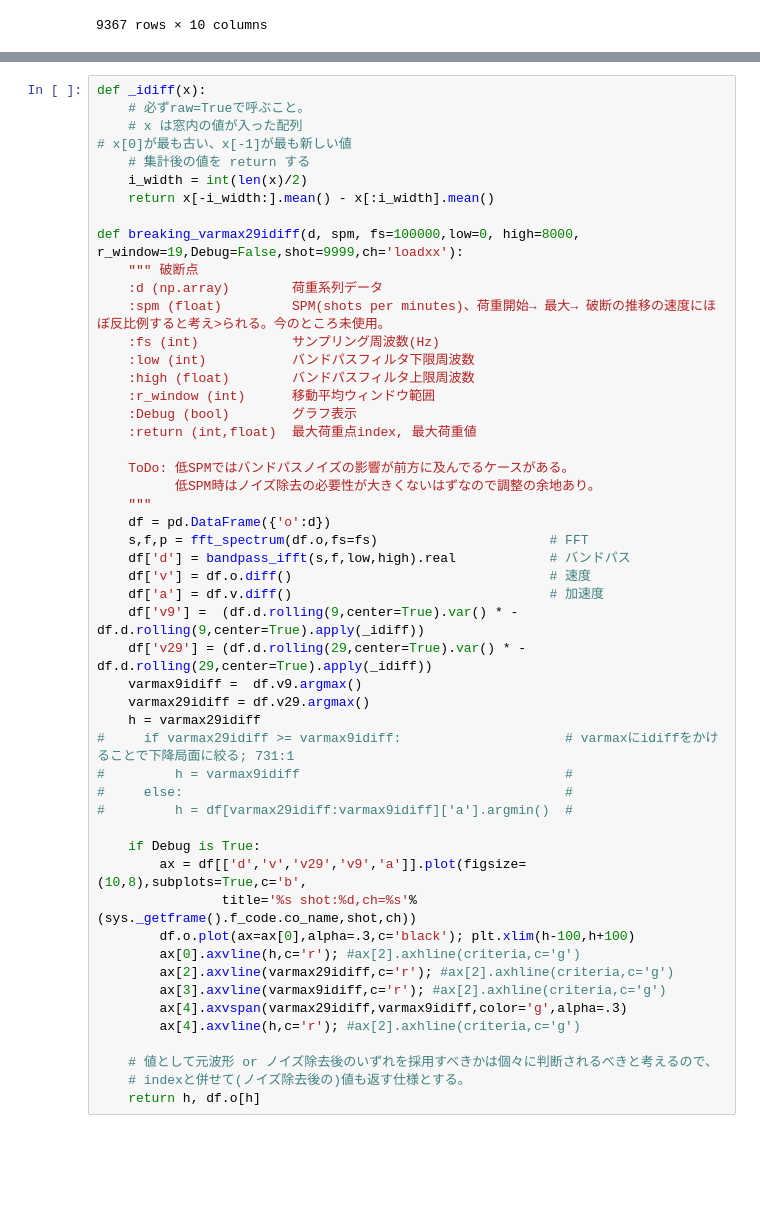
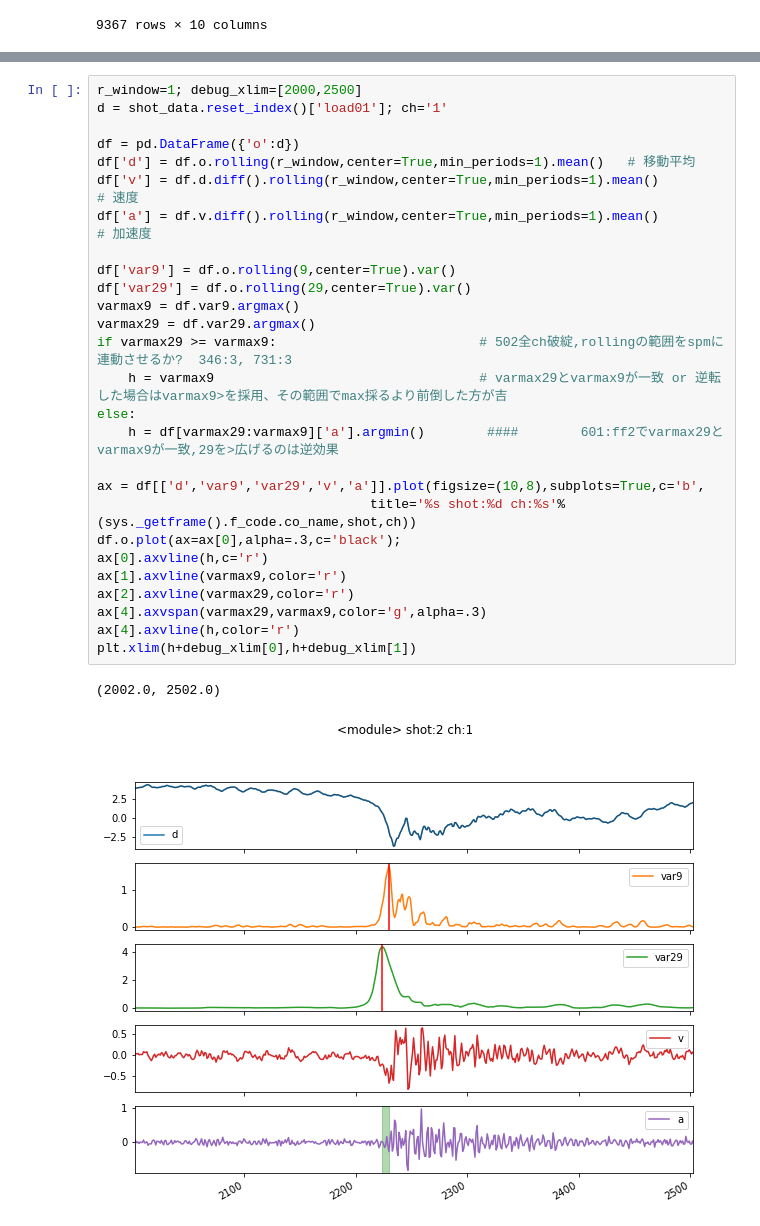
Before and after one commit to ymiyamoto5/data-analysis-platform-bak, a Jupyter notebook: notebooks/analyze-Copy1.ipynb, the cells around one changed output, grey strips where cells are left out. Drawn from its saved outputs; the diff is of its cells as text; blank space fills up the shorter version.

```diff
--- a/notebooks/analyze-Copy1.ipynb
+++ b/notebooks/analyze-Copy1.ipynb
@@ -97,50 +65,30 @@ argmax,valmax = extract_features(shot_data, 80.0, breaking_varmax29idiff, shot=s
-# %%
-def _idiff(x):
-    # 必ずraw=Trueで呼ぶこと。
-    # x は窓内の値が入った配列                                                                                                                                          # x[0]が最も古い、x[-1]が最も新しい値
-    # 集計後の値を return する
-    i_width = int(len(x)/2)
-    return x[-i_width:].mean() - x[:i_width].mean()
-
-def breaking_varmax29idiff(d, spm, fs=100000,low=0, high=8000, r_window=19,Debug=False,shot=9999,ch='loadxx'):
-    """ 破断点
-    :d (np.array)        荷重系列データ
-    :spm (float)         SPM(shots per minutes)、荷重開始→ 最大→ 破断の推移の速度にほぼ反比例すると考え>られる。今のところ未使用。
-    :fs (int)            サンプリング周波数(Hz)
-    :low (int)           バンドパスフィルタ下限周波数
-    :high (float)        バンドパスフィルタ上限周波数
-    :r_window (int)      移動平均ウィンドウ範囲
-    :Debug (bool)        グラフ表示
-    :return (int,float)  最大荷重点index, 最大荷重値
-
-    ToDo: 低SPMではバンドパスノイズの影響が前方に及んでるケースがある。
-          低SPM時はノイズ除去の必要性が大きくないはずなので調整の余地あり。
-    """
-    df = pd.DataFrame({'o':d})
-    s,f,p = fft_spectrum(df.o,fs=fs)                      # FFT
-    df['d'] = bandpass_ifft(s,f,low,high).real            # バンドパス
-    df['v'] = df.o.diff()                                 # 速度
-    df['a'] = df.v.diff()                                 # 加速度
-    df['v9'] =  (df.d.rolling(9,center=True).var() * -df.d.rolling(9,center=True).apply(_idiff))
-    df['v29'] = (df.d.rolling(29,center=True).var() * -df.d.rolling(29,center=True).apply(_idiff))
-    varmax9idiff =  df.v9.argmax()
-    varmax29idiff = df.v29.argmax()
-    h = varmax29idiff
-#     if varmax29idiff >= varmax9idiff:                     # varmaxにidiffをかけることで下降局面に絞る; 731:1
-#         h = varmax9idiff                                  #
-#     else:                                                 #
-#         h = df[varmax29idiff:varmax9idiff]['a'].argmin()  #
-
-    if Debug is True:
-        ax = df[['d','v','v29','v9','a']].plot(figsize=(10,8),subplots=True,c='b',
-                title='%s shot:%d,ch=%s'%(sys._getframe().f_code.co_name,shot,ch))
-        df.o.plot(ax=ax[0],alpha=.3,c='black'); plt.xlim(h-100,h+100)
-        ax[0].axvline(h,c='r'); #ax[2].axhline(criteria,c='g')
-        ax[2].axvline(varmax29idiff,c='r'); #ax[2].axhline(criteria,c='g')
-        ax[3].axvline(varmax9idiff,c='r'); #ax[2].axhline(criteria,c='g')
-        ax[4].axvspan(varmax29idiff,varmax9idiff,color='g',alpha=.3)
-        ax[4].axvline(h,c='r'); #ax[2].axhline(criteria,c='g')
-
-    # 値として元波形 or ノイズ除去後のいずれを採用すべきかは個々に判断されるべきと考えるので、
-    # indexと併せて(ノイズ除去後の)値も返す仕様とする。
-    return h, df.o[h]
+# %%
+r_window=1; debug_xlim=[2000,2500]
+d = shot_data.reset_index()['load01']; ch='1'
+
+df = pd.DataFrame({'o':d})
+df['d'] = df.o.rolling(r_window,center=True,min_periods=1).mean()   # 移動平均
+df['v'] = df.d.diff().rolling(r_window,center=True,min_periods=1).mean()        # 速度
+df['a'] = df.v.diff().rolling(r_window,center=True,min_periods=1).mean()        # 加速度
+
+df['var9'] = df.o.rolling(9,center=True).var()
+df['var29'] = df.o.rolling(29,center=True).var()
+varmax9 = df.var9.argmax()
+varmax29 = df.var29.argmax()
+if varmax29 >= varmax9:                          # 502全ch破綻,rollingの範囲をspmに連動させるか?  346:3, 731:3
+    h = varmax9                                  # varmax29とvarmax9が一致 or 逆転した場合はvarmax9>を採用、その範囲でmax採るより前倒した方が吉
+else:
+    h = df[varmax29:varmax9]['a'].argmin()        ####        601:ff2でvarmax29とvarmax9が一致,29を>広げるのは逆効果
+
+ax = df[['d','var9','var29','v','a']].plot(figsize=(10,8),subplots=True,c='b',
+                                   title='%s shot:%d ch:%s'%(sys._getframe().f_code.co_name,shot,ch))
+df.o.plot(ax=ax[0],alpha=.3,c='black');
+ax[0].axvline(h,c='r')
+ax[1].axvline(varmax9,color='r')
+ax[2].axvline(varmax29,color='r')
+ax[4].axvspan(varmax29,varmax9,color='g',alpha=.3)
+ax[4].axvline(h,color='r')
+plt.xlim(h+debug_xlim[0],h+debug_xlim[1])
+# %% [output]
+(2002.0, 2502.0)
+[figure, added]
```
Also changed, not shown: parts of 21 cells of this notebook, 5 other files.
